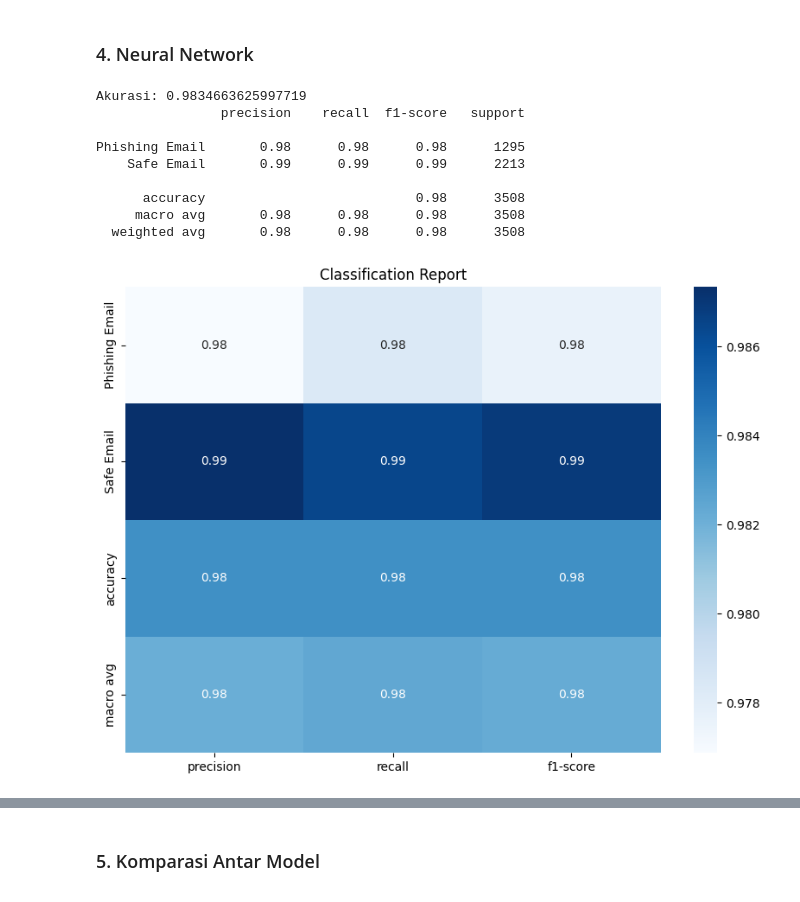
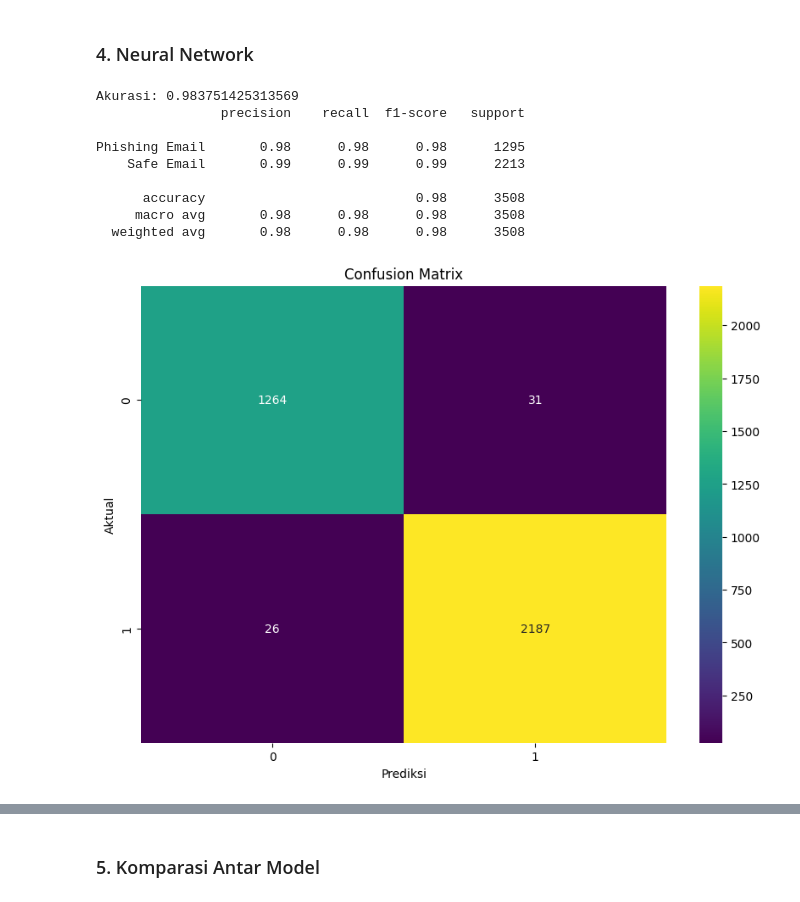
Before and after one commit to dikkaaaw/klasifikasi-email, a Jupyter notebook: Phishing Classification.ipynb, the cells around one changed output, grey strips where cells are left out. Cells and saved outputs as stored; diff of their text form; code cells hidden in the pictures.

```diff
--- a/Phishing Classification.ipynb
+++ b/Phishing Classification.ipynb
@@ -45,7 +45,7 @@ import seaborn as sns
 # 2. Import Dataset
 # %%
 # Melakukan perulangan untuk import data
-df = pd.read_csv('./data/dataset_2.csv')
+df = pd.read_csv('./data/phishing_dataset.csv')
 # %% [markdown]
 # 3. Understanding Dataset
 # %%
@@ -627,7 +603,7 @@ report = classification_report(y_test, y_pred, output_dict=True)
 report_df = pd.DataFrame(report).transpose()
 report_df.to_csv('./data/classification_report_NN.csv')
 # %% [output]
-Akurasi: 0.9834663625997719
+Akurasi: 0.983751425313569
                 precision    recall  f1-score   support
 
 Phishing Email       0.98      0.98      0.98      1295
@@ -637,10 +613,14 @@ Phishing Email       0.98      0.98      0.98      1295
      macro avg       0.98      0.98      0.98      3508
   weighted avg       0.98      0.98      0.98      3508
 # %%
-# Visualisasi hasil classification report
+# Visualisasi Confussion Matrix
+cm = confusion_matrix(y_test, y_pred)
+
 plt.figure(figsize=(10, 7))
-sns.heatmap(report_df.iloc[:-1, :-1], annot=True, cmap='Blues')
-plt.title('Classification Report')
+sns.heatmap(cm, annot=True, fmt='d', cmap='viridis')
+plt.title('Confusion Matrix')
+plt.xlabel('Prediksi')
+plt.ylabel('Aktual')
 plt.show()
 # %% [output]
-[figure, old version]
+[figure, new version]
```
Also changed, not shown: parts of 18 cells of this notebook, 1 other file.
